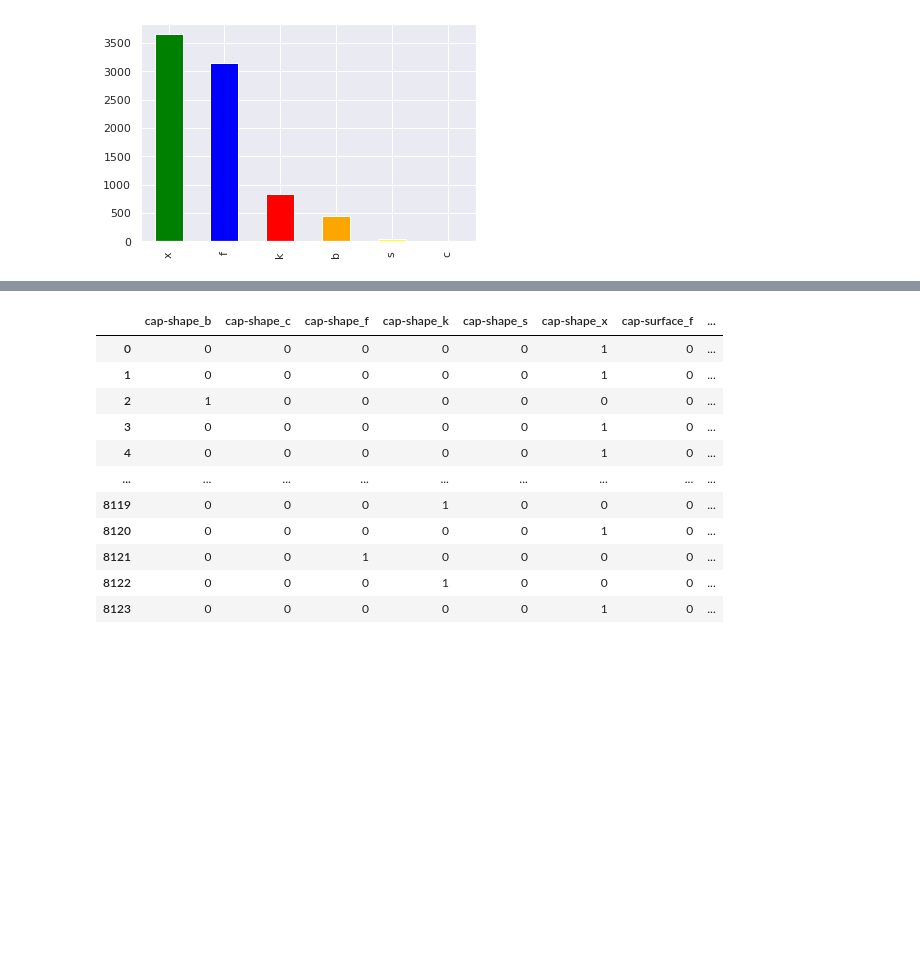
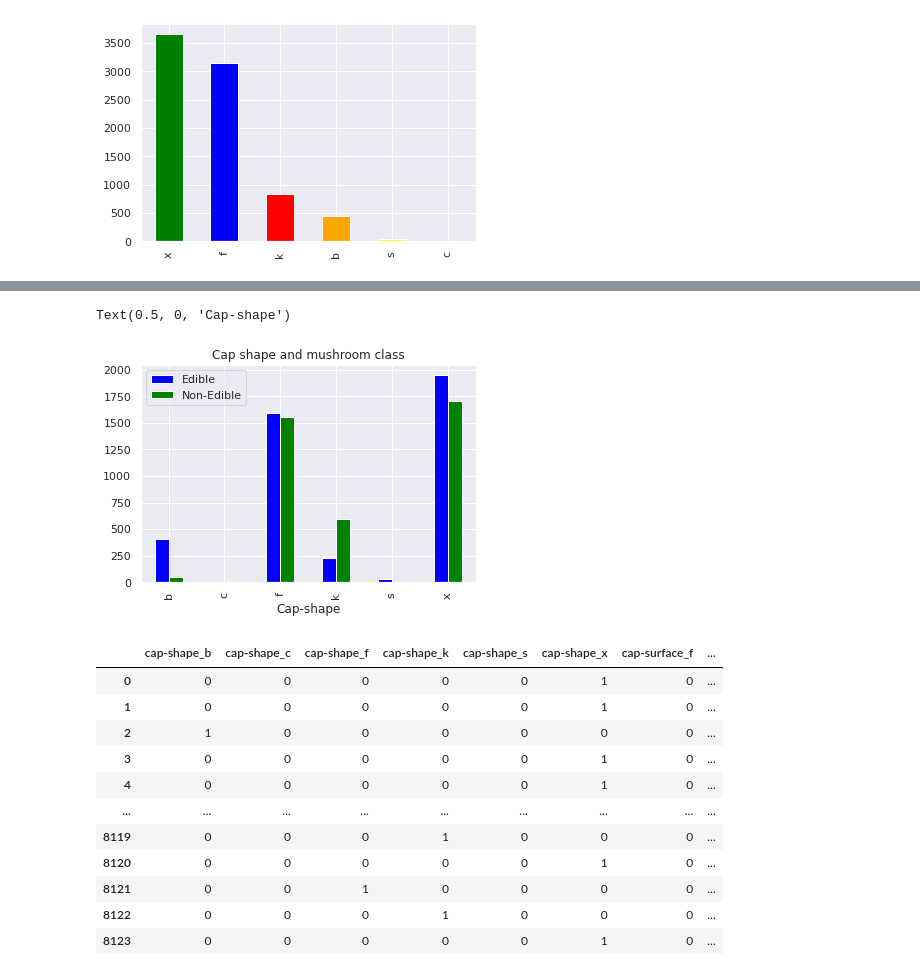
Before and after one commit to Shaheer-Imam/Data-Science, a Jupyter notebook: KNN/Muhsroom Classification.ipynb, the cells around one changed output, grey strips where cells are left out. Cells and saved outputs as stored; diff of their text form; code cells hidden in the pictures; blank space fills up the shorter version.

```diff
--- a/KNN/Muhsroom Classification.ipynb
+++ b/KNN/Muhsroom Classification.ipynb
@@ -93,3 +104,11 @@ data['cap-shape'].value_counts().plot(kind='bar',color=['green','blue','red','or
+# %%
+pd.crosstab(data['cap-shape'],data['class']).plot(kind='bar',color=['blue','green'])
+plt.title('Cap shape and mushroom class')
+plt.legend(['Edible','Non-Edible'])
+plt.xlabel('Cap-shape')
+# %% [output]
+Text(0.5, 0, 'Cap-shape')
+[figure, added]
 # %%
 x = data.drop('class',axis=1)
 y = data['class']
```
Also changed, not shown: parts of 5 cells of this notebook.
